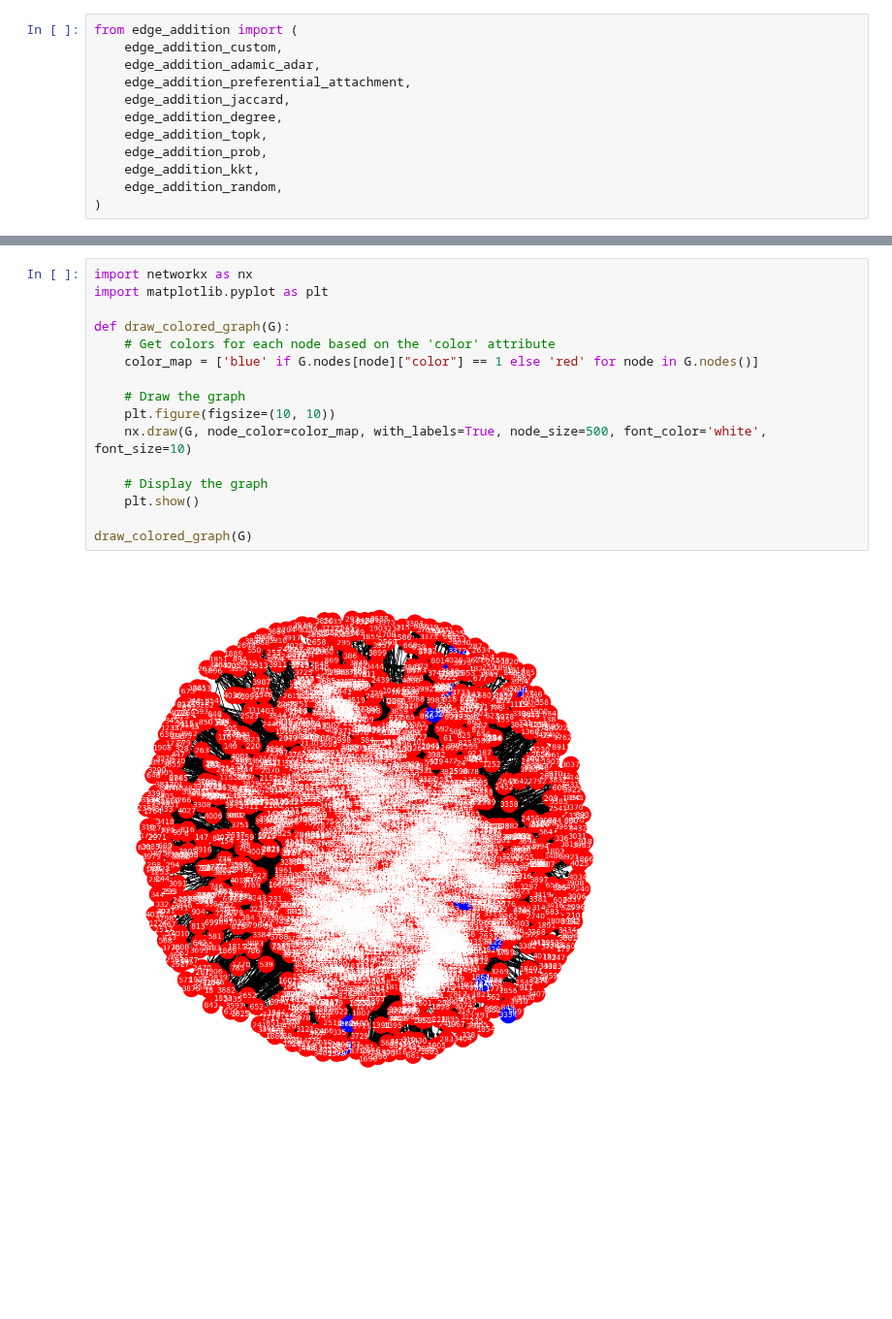
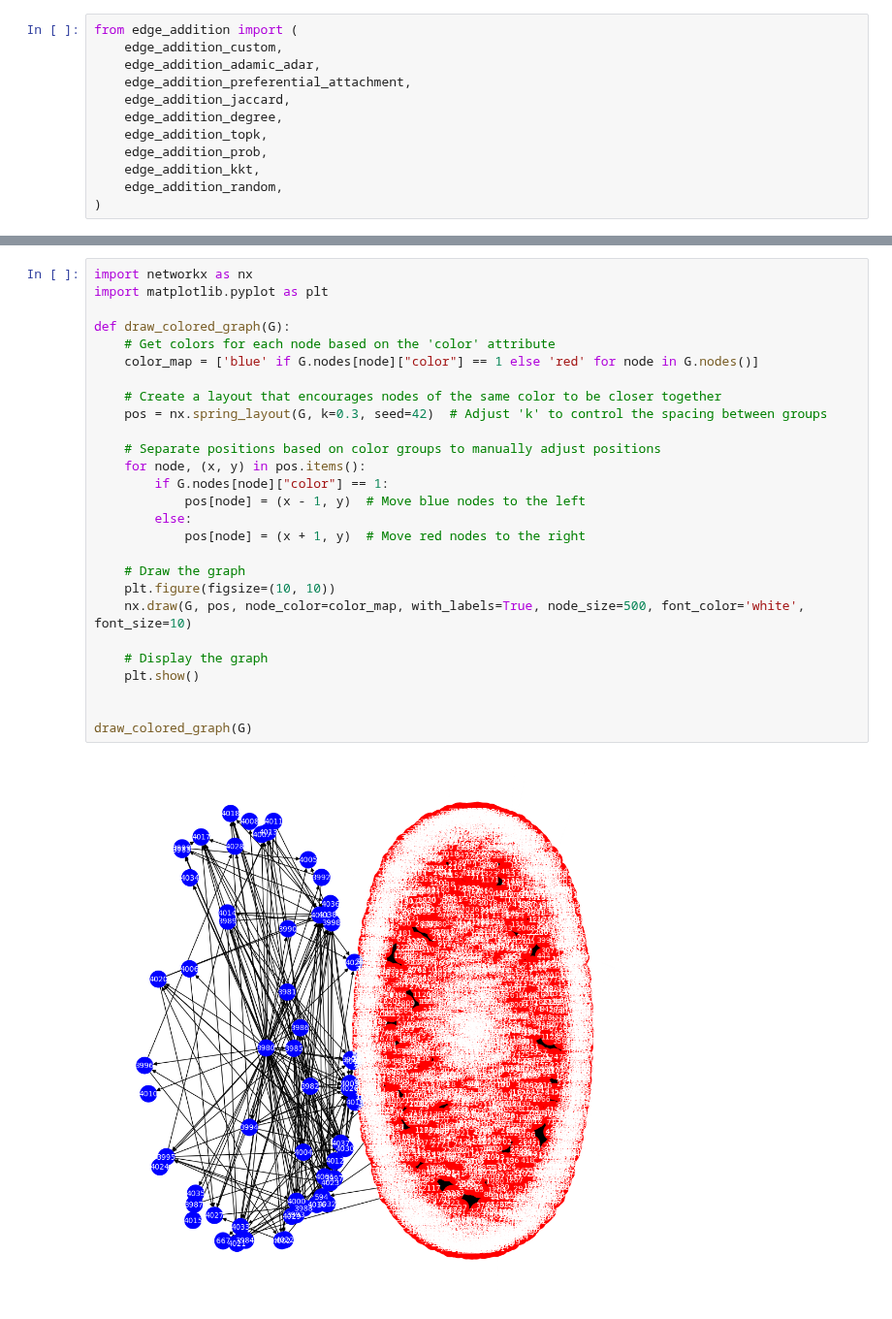
Before and after one commit to jonasq99/Designing_Link_Recommendation_Methods_to_Reduce_Polarization, a Jupyter notebook: link_addidtion.ipynb, the cells around one changed output, grey strips where cells are left out. Shown at 97% size. Drawn from its saved outputs; the diff is of its cells as text; blank space fills up the shorter version.

```diff
--- a/link_addidtion.ipynb
+++ b/link_addidtion.ipynb
@@ -186,18 +193,29 @@ final_results
 # %%
 import networkx as nx
 import matplotlib.pyplot as plt
 
 def draw_colored_graph(G):
     # Get colors for each node based on the 'color' attribute
     color_map = ['blue' if G.nodes[node]["color"] == 1 else 'red' for node in G.nodes()]
 
+    # Create a layout that encourages nodes of the same color to be closer together
+    pos = nx.spring_layout(G, k=0.3, seed=42)  # Adjust 'k' to control the spacing between groups
+
+    # Separate positions based on color groups to manually adjust positions
+    for node, (x, y) in pos.items():
+        if G.nodes[node]["color"] == 1:
+            pos[node] = (x - 1, y)  # Move blue nodes to the left
+        else:
+            pos[node] = (x + 1, y)  # Move red nodes to the right
+
     # Draw the graph
     plt.figure(figsize=(10, 10))
-    nx.draw(G, node_color=color_map, with_labels=True, node_size=500, font_color='white', font_size=10)
+    nx.draw(G, pos, node_color=color_map, with_labels=True, node_size=500, font_color='white', font_size=10)
 
     # Display the graph
     plt.show()
 
+
 draw_colored_graph(G)
 # %% [output]
-[figure, old version]
+[figure, new version]
```
Also changed, not shown: parts of 7 cells of this notebook, 2 other files.
